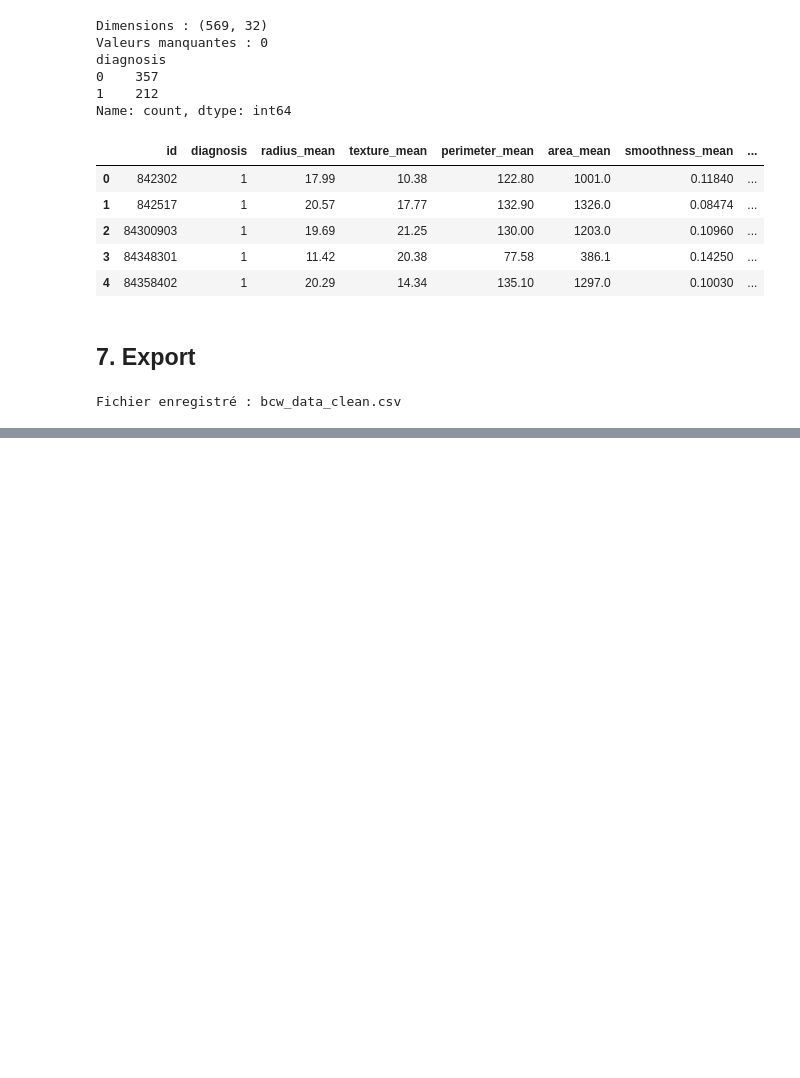
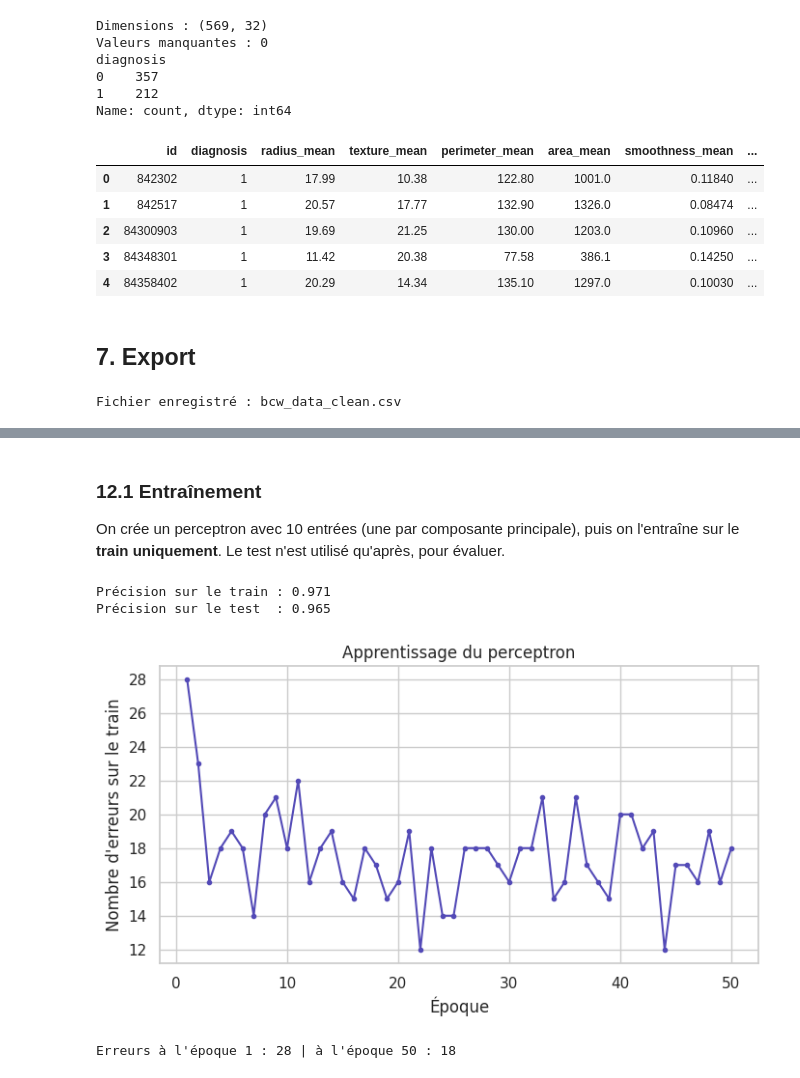
Before and after one commit to kylliann-larcher/building-perceptron, a Jupyter notebook: eda_bcw_pca_perceptron.ipynb, the cells around one changed output, grey strips where cells are left out. Drawn from its saved outputs; the diff is of its cells as text; code cells hidden in the pictures; blank space fills up the shorter version.

```diff
--- a/boruta.ipynb
+++ b/eda_bcw_pca_perceptron.ipynb
@@ -578,0 +545,9 @@ Pour une conclusion plus riche, on peut comparer la précision obtenue avec Boru
+# %%
+# Conversion en listes Python pour la classe Perceptron
+X_train_list = X_train_pca.tolist()
+X_test_list = X_test_pca.tolist()
+y_train_list = y_train.tolist()
+y_test_list = y_test.tolist()
+
+print("Nombre d'entrées du perceptron :", len(X_train_list[0]))
+print("Un exemple :", [round(v, 2) for v in X_train_list[0]], "->", y_train_list[0])
@@ -578,0 +607,25 @@ Pour une conclusion plus riche, on peut comparer la précision obtenue avec Boru
+# %% [markdown]
+### 12.1 Entraînement
+
+On crée un perceptron avec 10 entrées (une par composante principale), puis on l'entraîne sur le **train uniquement**. Le test n'est utilisé qu'après, pour évaluer.
+# %%
+p = Perceptron(n_inputs=len(X_train_list[0]), learning_rate=0.1, random_state=0)
+p.train(X_train_list, y_train_list, epochs=50)
+
+print("Précision sur le train :", round(p.score(X_train_list, y_train_list), 3))
+print("Précision sur le test  :", round(p.score(X_test_list, y_test_list), 3))
+# %% [output]
+Précision sur le train : 0.971
+Précision sur le test  : 0.965
+# %%
+plt.figure(figsize=(8, 4))
+plt.plot(range(1, len(p.errors_) + 1), p.errors_, marker="o", markersize=3, color="#534AB7")
+plt.xlabel("Époque")
+plt.ylabel("Nombre d'erreurs sur le train")
+plt.title("Apprentissage du perceptron")
+plt.show()
+
+print("Erreurs à l'époque 1 :", p.errors_[0], "| à l'époque 50 :", p.errors_[-1])
+# %% [output]
+[figure, added]
+Erreurs à l'époque 1 : 28 | à l'époque 50 : 18
```
Also changed, not shown: parts of 58 cells of this notebook, 6 other files.
